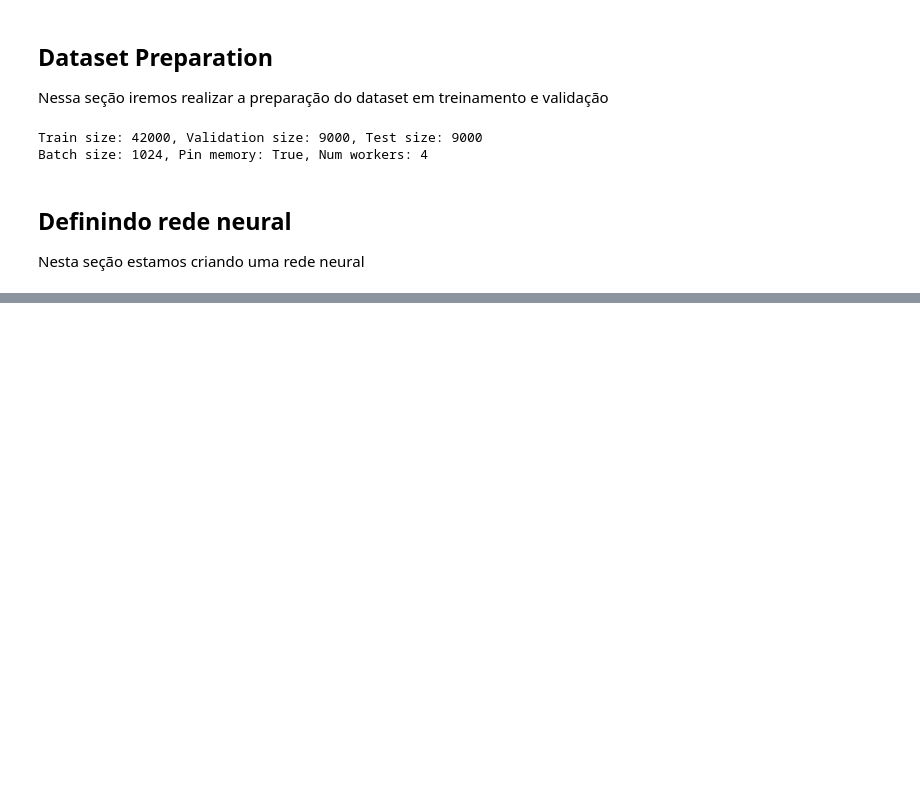
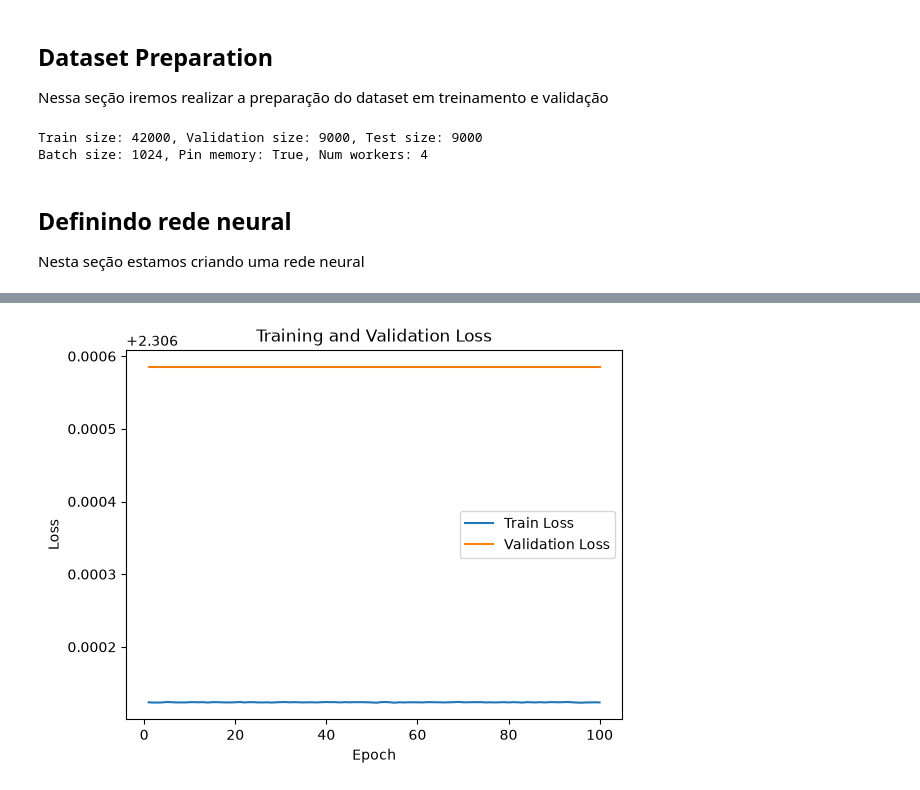
Before and after one commit to rafarillo/MAC5921, a Jupyter notebook: tarefa1.ipynb, the cells around one changed output, grey strips where cells are left out. Saved outputs shown, nothing was run; the diff lists cells and outputs as text; code cells hidden in the pictures; blank space fills up the shorter version.

```diff
--- a/tarefa1.ipynb
+++ b/tarefa1.ipynb
@@ -234,0 +222,43 @@ AUC: 0.5
+# %%
+class ConvolutionNeuralNetwork(nn.Module):
+	def __init__(self, inputSize, classes_size) -> None:
+		super(ConvolutionNeuralNetwork, self).__init__()
+		self.backbone = nn.Sequential(
+			nn.Conv2d(in_channels=1, out_channels=16, kernel_size=3, stride=1, padding=1),
+			nn.ReLU(),
+			nn.MaxPool2d(kernel_size=2, stride=2),
+			nn.Conv2d(in_channels=16, out_channels=32, kernel_size=3, stride=1, padding=1),
+			nn.ReLU(),
+			nn.MaxPool2d(kernel_size=2, stride=2)
+			# CrossEntropyLoss already applies log_softmax internally, so no Softmax here
+		)
+		head_input_size = int(32 * inputSize * (0.5 ** 4))
+		self.head = nn.Sequential(
+			nn.Flatten(),
+			nn.Linear(head_input_size, 128),
+			nn.ReLU(),
+			nn.Linear(128, classes_size)
+		)
+
+
+	def forward(self, x):
+		x = self.backbone(x)
+		x = self.head(x)
+		return x
+# %%
+modelCNN = ConvolutionNeuralNetwork(input_size_flatten, classes_size).to(device)
+learning_rate = 0.001
+criteria = nn.CrossEntropyLoss()
+optimizer = optim.Adam(modelCNN.parameters(), lr=learning_rate)
+# %%
+historyCNN, val_historyCNN = GradientDescent(train_loader, val_loader, modelCNN, criteria, optimizer, epochs=100)
+# %%
+plt.plot(range(1, len(historyCNN) + 1), historyCNN, label="Train Loss")
+plt.plot(range(1, len(val_historyCNN) + 1), val_historyCNN, label="Validation Loss")
+plt.xlabel("Epoch")
+plt.ylabel("Loss")
+plt.title("Training and Validation Loss")
+plt.legend()
+plt.show()
+# %% [output]
+[figure, added]
```
Also changed, not shown: parts of 9 cells of this notebook.
